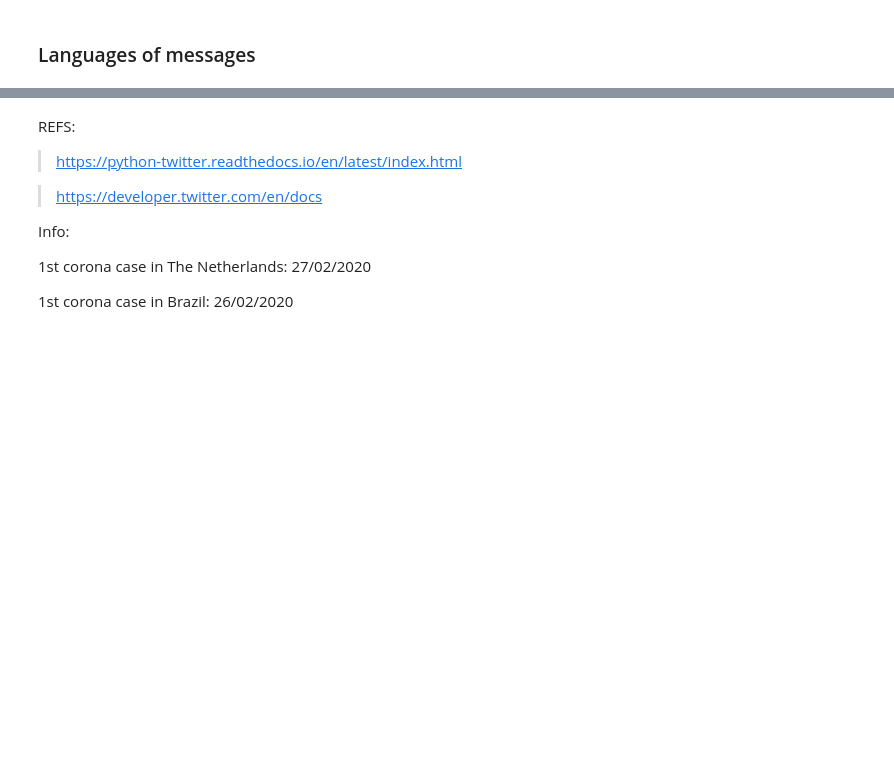
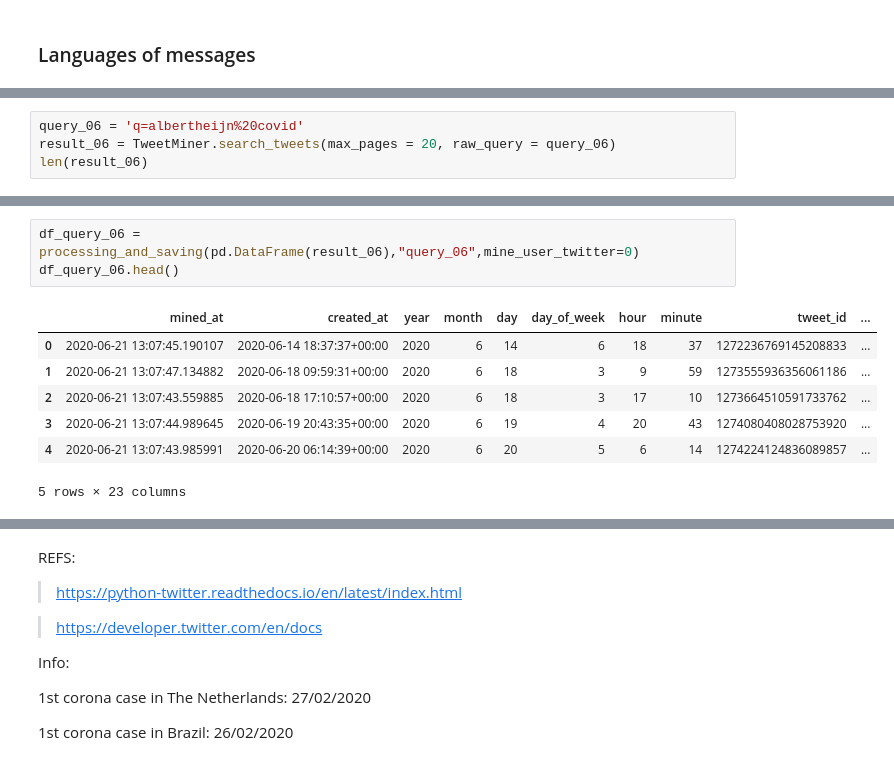
Before and after one commit to dpbac/twitter_analysis_online_grocery_NL, a Jupyter notebook: notebooks/01-collecting_and_saving_tweets.ipynb, the cells around one changed output, grey strips where cells are left out. Cells and saved outputs as stored; diff of their text form; blank space fills up the shorter version.

```diff
--- a/notebooks/01-collecting_and_saving_tweets.ipynb
+++ b/notebooks/01-collecting_and_saving_tweets.ipynb
@@ -628,0 +758,4 @@ min(df_search_picnic_jumbo_ah['created_at']),max(df_search_picnic_jumbo_ah['crea
+# %%
+query_06 = 'q=albertheijn%20covid'
+result_06 = TweetMiner.search_tweets(max_pages = 20, raw_query = query_06)
+len(result_06)
@@ -628,0 +783,11 @@ min(df_search_picnic_jumbo_ah['created_at']),max(df_search_picnic_jumbo_ah['crea
+# %%
+df_query_06 = processing_and_saving(pd.DataFrame(result_06),"query_06",mine_user_twitter=0)
+df_query_06.head()
+# %% [output]
+|  | mined_at | created_at | year | month | day | day_of_week | hour | minute | tweet_id | ... |
+| 0 | 2020-06-21 13:07:45.190107 | 2020-06-14 18:37:37+00:00 | 2020 | 6 | 14 | 6 | 18 | 37 | 1272236769145208833 | ... |
+| 1 | 2020-06-21 13:07:47.134882 | 2020-06-18 09:59:31+00:00 | 2020 | 6 | 18 | 3 | 9 | 59 | 1273555936356061186 | ... |
+| 2 | 2020-06-21 13:07:43.559885 | 2020-06-18 17:10:57+00:00 | 2020 | 6 | 18 | 3 | 17 | 10 | 1273664510591733762 | ... |
+| 3 | 2020-06-21 13:07:44.989645 | 2020-06-19 20:43:35+00:00 | 2020 | 6 | 19 | 4 | 20 | 43 | 1274080408028753920 | ... |
+| 4 | 2020-06-21 13:07:43.985991 | 2020-06-20 06:14:39+00:00 | 2020 | 6 | 20 | 5 | 6 | 14 | 1274224124836089857 | ... |
+5 rows × 23 columns
```
Also changed, not shown: parts of 52 cells of this notebook, 12 other files.
